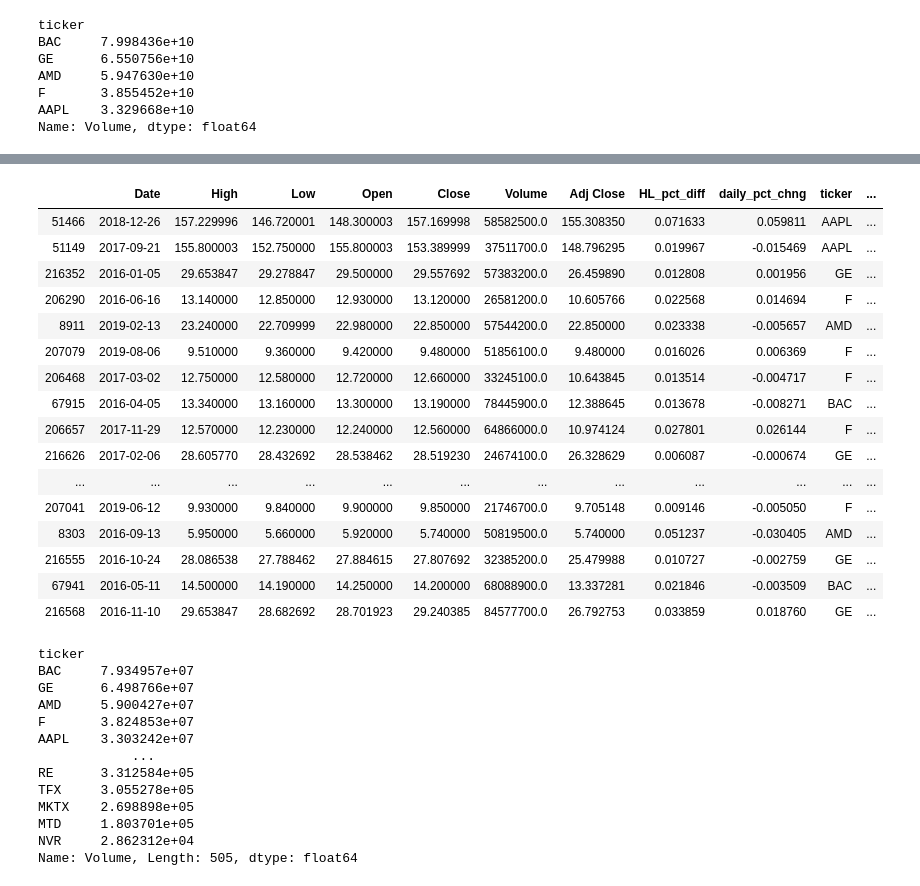
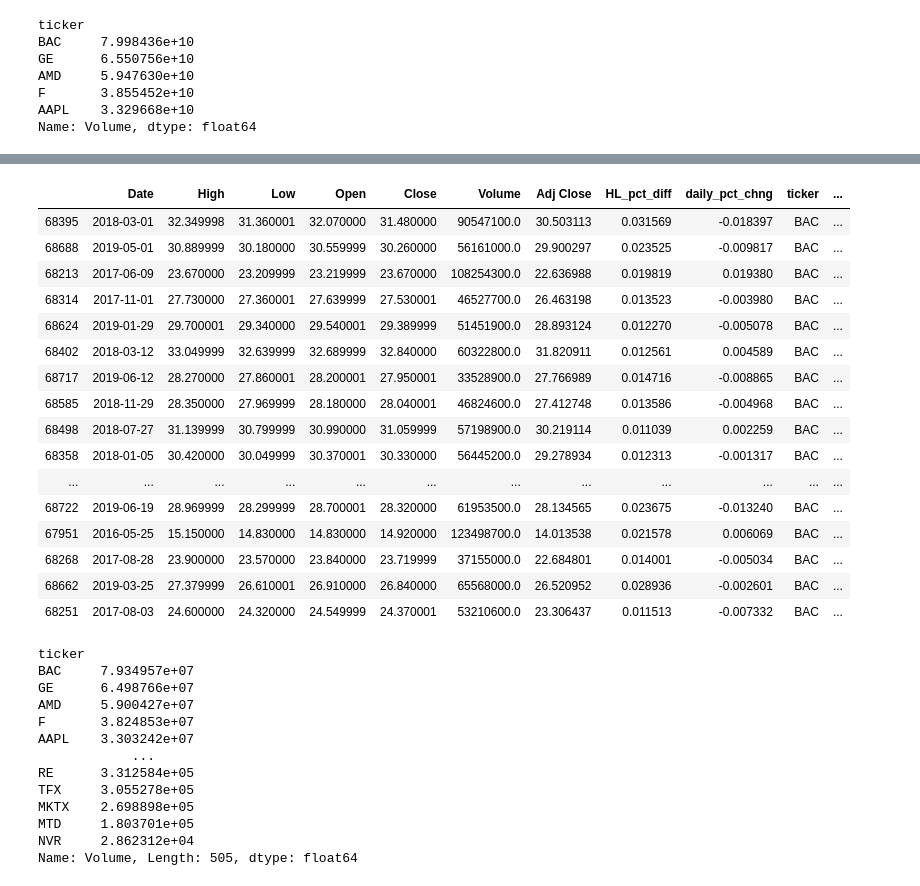
Before and after one commit to gportes24/Final_project, a Jupyter notebook: Stock_project.ipynb, the cells around one changed output, grey strips where cells are left out. Drawn from its saved outputs; the diff is of its cells as text; code cells hidden in the pictures.

```diff
--- a/Stock_project.ipynb
+++ b/Stock_project.ipynb
@@ -36,7 +36,8 @@ stocks.sample(10)
 # %%
-stocks['SMA_20'] = stocks.iloc[:,1].rolling(window=20).mean()
-stocks['SMA_30'] = stocks.iloc[:,1].rolling(window=30).mean()
-stocks['EMA100'] = stocks.iloc[:,1].ewm(span=40,adjust=False).mean()
+stocks['SMA_5'] = stocks.iloc[:,1].rolling(window=5).mean()
+#stocks['SMA_20'] = stocks.iloc[:,1].rolling(window=20).mean()
+#stocks['SMA_30'] = stocks.iloc[:,1].rolling(window=30).mean()
+#stocks['EMA100'] = stocks.iloc[:,1].ewm(span=40,adjust=False).mean()
 # %%
 stocks.sample(20)
 # %% [output]
@@ -126,7 +123,7 @@ stocks.sort_values(by = 'ticker', ascending=True).head(5)
 | 13445 | 2017-02-08 | 50.029999 | 49.230000 | 49.369999 | 49.930000 | 2107100.0 | 48.717190 | 0.016250 | 0.011343 | A | ... |
 # %%
 # create new column to define change in stock prices from opening and closing price
-stocks["change"] = stocks.groupby("ticker")["Close"].pct_change(1)
+stocks["OC_change"] = stocks.groupby("ticker")["Close"].pct_change(1)
 # %%
 stocks.sample(5)
 # %% [output]
@@ -200,7 +192,7 @@ F       3.855452e+10
 AAPL    3.329668e+10
 Name: Volume, dtype: float64
 # %%
-stocks = stocks.sort_values(by =['ticker', 'Volume'], ascending=False)
-stocks.sample(20)
+stocks_volume = stocks.sort_values(by =['ticker', 'Volume'], ascending=True)
+stocks_volume.sample(20)
 # %% [output]
 |  | Date | High | Low | Open | Close | Volume | Adj Close | HL_pct_diff | daily_pct_chng | ticker | ... |
@@ -223,25 +215,27 @@ stocks.sample(20)
 # %%
 # top 5 stocks based on daily traded volume
-top_5= stocks.loc[stocks['ticker'].isin(['BAC', 'GE', 'AMD', 'F', 'AAPL'])]
-top_5.sample(20)
+#top_5= stocks.loc[stocks['ticker'].isin(['BAC', 'GE', 'AMD', 'F', 'AAPL'])]
+#top_5.sample(20)
+apple = stocks.loc[stocks['ticker'].isin(['BAC'])]
+apple.sample(20)
 # %% [output]
 |  | Date | High | Low | Open | Close | Volume | Adj Close | HL_pct_diff | daily_pct_chng | ticker | ... |
-| 51466 | 2018-12-26 | 157.229996 | 146.720001 | 148.300003 | 157.169998 | 58582500.0 | 155.308350 | 0.071633 | 0.059811 | AAPL | ... |
-| 51149 | 2017-09-21 | 155.800003 | 152.750000 | 155.800003 | 153.389999 | 37511700.0 | 148.796295 | 0.019967 | -0.015469 | AAPL | ... |
-| 216352 | 2016-01-05 | 29.653847 | 29.278847 | 29.500000 | 29.557692 | 57383200.0 | 26.459890 | 0.012808 | 0.001956 | GE | ... |
-| 206290 | 2016-06-16 | 13.140000 | 12.850000 | 12.930000 | 13.120000 | 26581200.0 | 10.605766 | 0.022568 | 0.014694 | F | ... |
-| 8911 | 2019-02-13 | 23.240000 | 22.709999 | 22.980000 | 22.850000 | 57544200.0 | 22.850000 | 0.023338 | -0.005657 | AMD | ... |
-| 207079 | 2019-08-06 | 9.510000 | 9.360000 | 9.420000 | 9.480000 | 51856100.0 | 9.480000 | 0.016026 | 0.006369 | F | ... |
-| 206468 | 2017-03-02 | 12.750000 | 12.580000 | 12.720000 | 12.660000 | 33245100.0 | 10.643845 | 0.013514 | -0.004717 | F | ... |
-| 67915 | 2016-04-05 | 13.340000 | 13.160000 | 13.300000 | 13.190000 | 78445900.0 | 12.388645 | 0.013678 | -0.008271 | BAC | ... |
-| 206657 | 2017-11-29 | 12.570000 | 12.230000 | 12.240000 | 12.560000 | 64866000.0 | 10.974124 | 0.027801 | 0.026144 | F | ... |
-| 216626 | 2017-02-06 | 28.605770 | 28.432692 | 28.538462 | 28.519230 | 24674100.0 | 26.328629 | 0.006087 | -0.000674 | GE | ... |
+| 68395 | 2018-03-01 | 32.349998 | 31.360001 | 32.070000 | 31.480000 | 90547100.0 | 30.503113 | 0.031569 | -0.018397 | BAC | ... |
+| 68688 | 2019-05-01 | 30.889999 | 30.180000 | 30.559999 | 30.260000 | 56161000.0 | 29.900297 | 0.023525 | -0.009817 | BAC | ... |
+| 68213 | 2017-06-09 | 23.670000 | 23.209999 | 23.219999 | 23.670000 | 108254300.0 | 22.636988 | 0.019819 | 0.019380 | BAC | ... |
+| 68314 | 2017-11-01 | 27.730000 | 27.360001 | 27.639999 | 27.530001 | 46527700.0 | 26.463198 | 0.013523 | -0.003980 | BAC | ... |
+| 68624 | 2019-01-29 | 29.700001 | 29.340000 | 29.540001 | 29.389999 | 51451900.0 | 28.893124 | 0.012270 | -0.005078 | BAC | ... |
+| 68402 | 2018-03-12 | 33.049999 | 32.639999 | 32.689999 | 32.840000 | 60322800.0 | 31.820911 | 0.012561 | 0.004589 | BAC | ... |
+| 68717 | 2019-06-12 | 28.270000 | 27.860001 | 28.200001 | 27.950001 | 33528900.0 | 27.766989 | 0.014716 | -0.008865 | BAC | ... |
+| 68585 | 2018-11-29 | 28.350000 | 27.969999 | 28.180000 | 28.040001 | 46824600.0 | 27.412748 | 0.013586 | -0.004968 | BAC | ... |
+| 68498 | 2018-07-27 | 31.139999 | 30.799999 | 30.990000 | 31.059999 | 57198900.0 | 30.219114 | 0.011039 | 0.002259 | BAC | ... |
+| 68358 | 2018-01-05 | 30.420000 | 30.049999 | 30.370001 | 30.330000 | 56445200.0 | 29.278934 | 0.012313 | -0.001317 | BAC | ... |
 | ... | ... | ... | ... | ... | ... | ... | ... | ... | ... | ... | ... |
-| 207041 | 2019-06-12 | 9.930000 | 9.840000 | 9.900000 | 9.850000 | 21746700.0 | 9.705148 | 0.009146 | -0.005050 | F | ... |
-| 8303 | 2016-09-13 | 5.950000 | 5.660000 | 5.920000 | 5.740000 | 50819500.0 | 5.740000 | 0.051237 | -0.030405 | AMD | ... |
-| 216555 | 2016-10-24 | 28.086538 | 27.788462 | 27.884615 | 27.807692 | 32385200.0 | 25.479988 | 0.010727 | -0.002759 | GE | ... |
-| 67941 | 2016-05-11 | 14.500000 | 14.190000 | 14.250000 | 14.200000 | 68088900.0 | 13.337281 | 0.021846 | -0.003509 | BAC | ... |
-| 216568 | 2016-11-10 | 29.653847 | 28.682692 | 28.701923 | 29.240385 | 84577700.0 | 26.792753 | 0.033859 | 0.018760 | GE | ... |
+| 68722 | 2019-06-19 | 28.969999 | 28.299999 | 28.700001 | 28.320000 | 61953500.0 | 28.134565 | 0.023675 | -0.013240 | BAC | ... |
+| 67951 | 2016-05-25 | 15.150000 | 14.830000 | 14.830000 | 14.920000 | 123498700.0 | 14.013538 | 0.021578 | 0.006069 | BAC | ... |
+| 68268 | 2017-08-28 | 23.900000 | 23.570000 | 23.840000 | 23.719999 | 37155000.0 | 22.684801 | 0.014001 | -0.005034 | BAC | ... |
+| 68662 | 2019-03-25 | 27.379999 | 26.610001 | 26.910000 | 26.840000 | 65568000.0 | 26.520952 | 0.028936 | -0.002601 | BAC | ... |
+| 68251 | 2017-08-03 | 24.600000 | 24.320000 | 24.549999 | 24.370001 | 53210600.0 | 23.306437 | 0.011513 | -0.007332 | BAC | ... |
 # %%
 stocks.groupby(by='ticker', axis=0).Volume.mean().sort_values(ascending=False)
 # %% [output]
```
Also changed, not shown: parts of 63 cells of this notebook, 14 other files.
